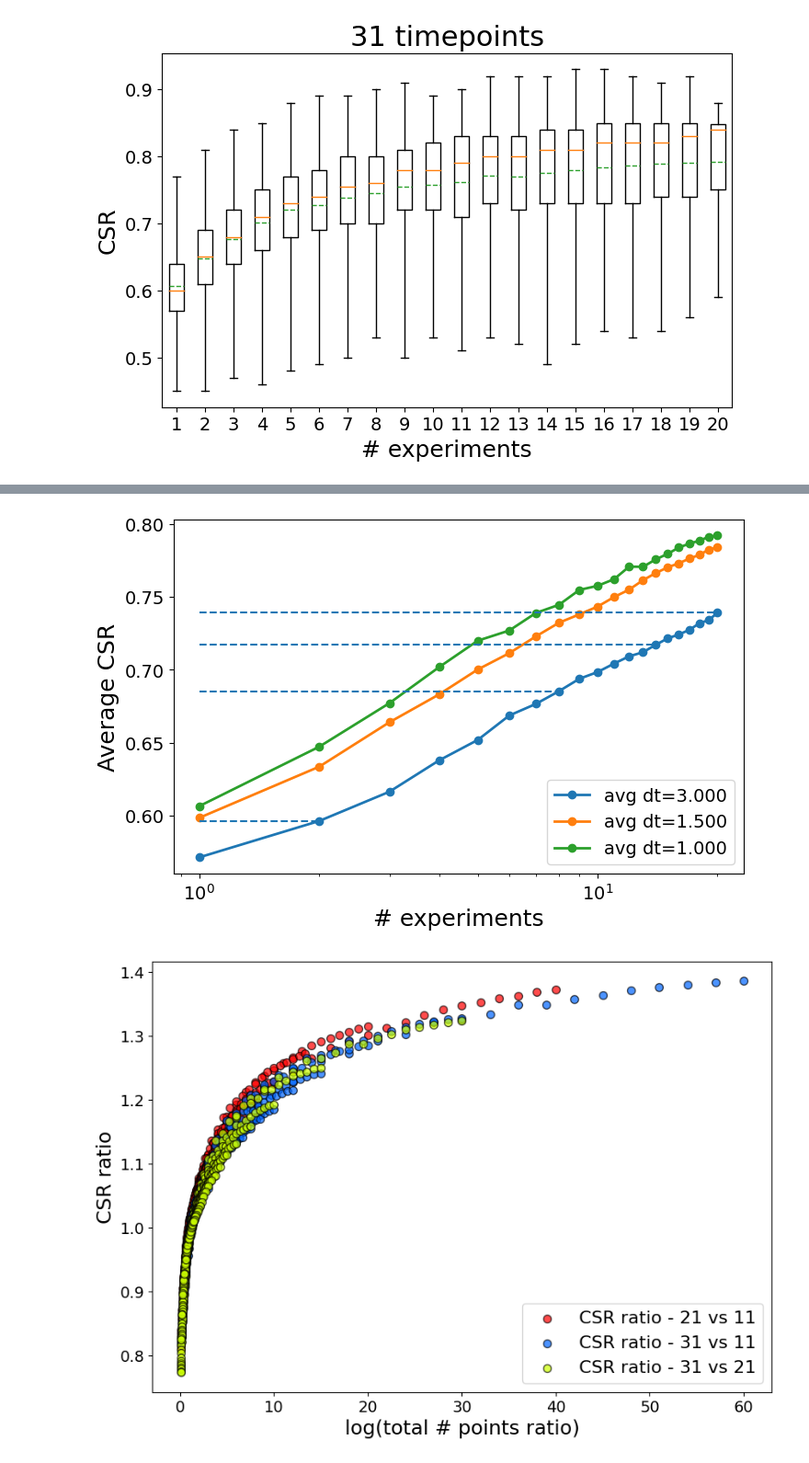
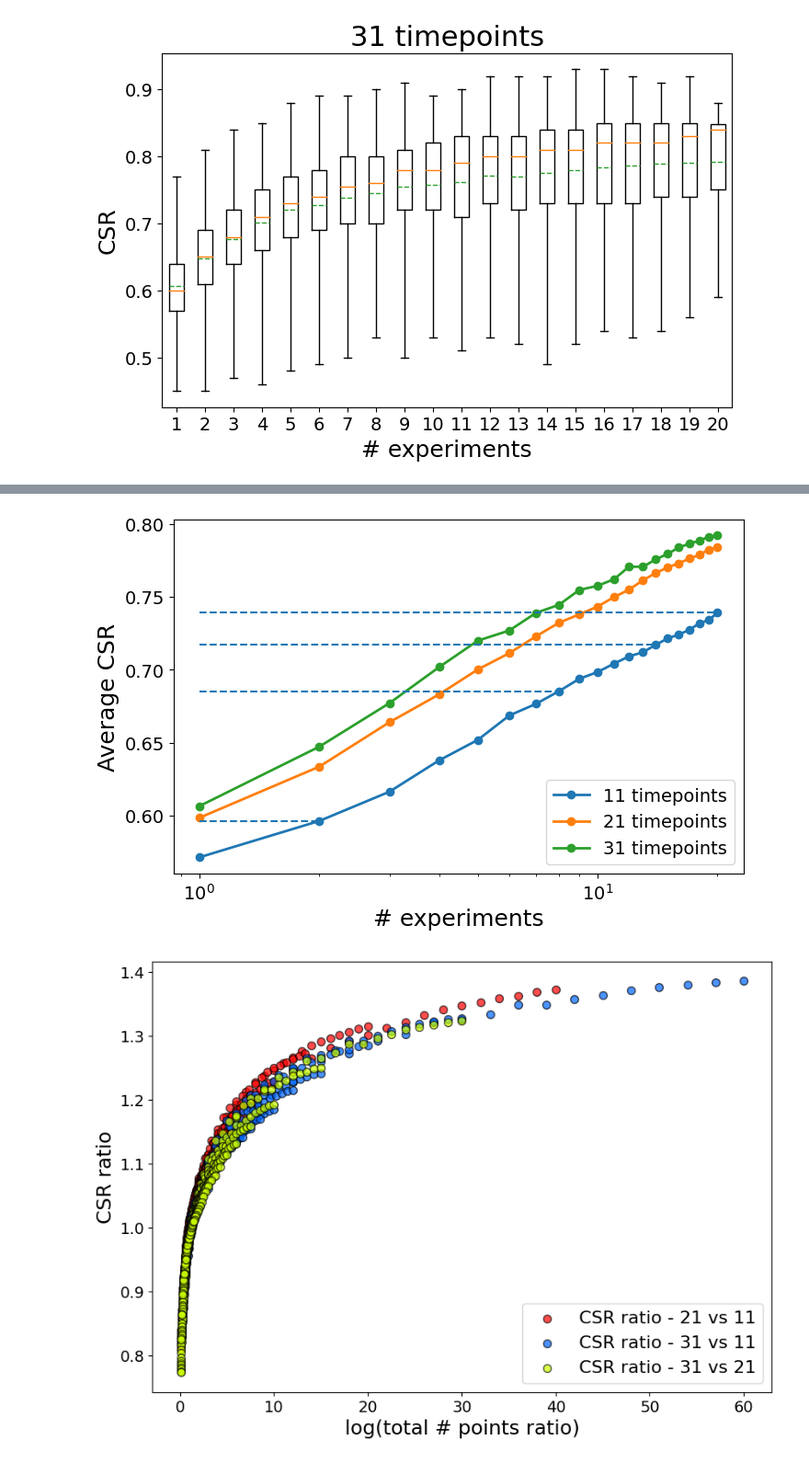
Before and after one commit to joaovaleriano/gLV_OED, a Jupyter notebook: notebooks/analysis_all.ipynb, the cells around one changed output, grey strips where cells are left out. Shown at 92% size. Saved outputs shown, nothing was run; the diff lists cells and outputs as text; code cells hidden in the pictures.

```diff
--- a/notebooks/analysis_all.ipynb
+++ b/notebooks/analysis_all.ipynb
@@ -275,7 +275,7 @@ for i in range(len(infer_out_all.t_samp_dist_idx.unique())):
         n_init_cond = infer_out_all.n_init_cond.unique()[j]
         avgCSR[i,j] = infer_out_all[(infer_out_all[["t_samp_dist_idx", "n_init_cond"]]==[t_samp, n_init_cond]).all(axis=1)]["CSR"].values.mean()
 
-labels = [f"avg dt={metadict['avg_dt'][int(t_samp)]:.3f}" for t_samp in infer_out_all.t_samp_dist_idx.unique()]
+labels = [f"{i} timepoints" for i in metadict["n_tpoints"]]
 plt.figure(figsize=(8,5))
 for i in range(len(avgCSR)):
     plt.plot(np.arange(1, len(avgCSR[i])+1), avgCSR[i], "-o", lw=2, label=labels[i])
@@ -293,26 +293,26 @@ plt.show()
 # %%
 # average CSR over time
 avgCSR = np.zeros((len(metadict["t_samp"]), len(metadict["init_cond"])))
 for i in range(len(infer_out_all.t_samp_dist_idx.unique())):
     t_samp = infer_out_all.t_samp_dist_idx.unique()[i]
     for j in range(len(infer_out_all.n_init_cond.unique())):
         n_init_cond = infer_out_all.n_init_cond.unique()[j]
         avgCSR[i,j] = infer_out_all[(infer_out_all[["t_samp_dist_idx", "n_init_cond"]]==[t_samp, n_init_cond]).all(axis=1)]["CSR"].values.mean()
 
-labels = [f"avg dt={metadict['avg_dt'][int(t_samp)]:.3f}" for t_samp in infer_out_all.t_samp_dist_idx.unique()]
+labels = [f"{i} timepoints" for i in metadict["n_tpoints"]]
 plt.figure(figsize=(8,5))
 for i in range(len(avgCSR)):
     plt.plot(np.arange(1, len(avgCSR[i])+1), avgCSR[i], "-o", lw=2, label=labels[i])
 plt.legend(loc="lower right", fontsize=14)
 plt.xlabel("# experiments", fontsize=18)
 plt.ylabel("Average CSR", fontsize=18)
 plt.xticks(np.arange(1, len(CSR)+1, 2), fontsize=14)
 plt.yticks(fontsize=14)
 for i in range(1, len(avgCSR[0]), 6):
     plt.hlines(avgCSR[0,i], 1, i+1, color="C0", ls="--")
     # plt.hlines(avgCSR[1,i], 1, i+1, color="C1")
 plt.xscale("log")
 plt.show()
 # %% [output]
-[figure, old version]
+[figure, new version]
 # %%
```
Also changed, not shown: parts of 3 cells of this notebook, 1 other file.
